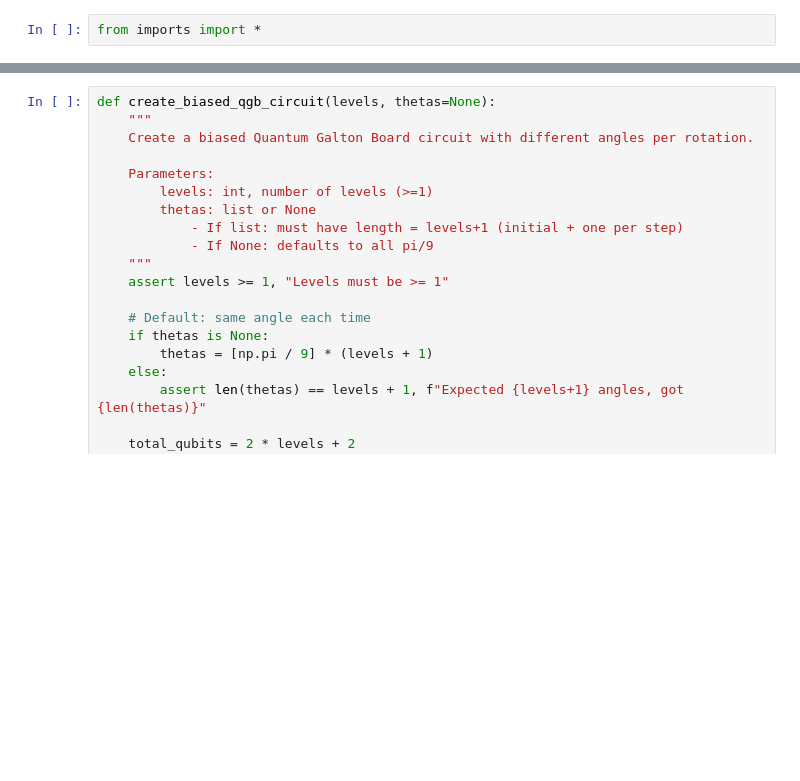
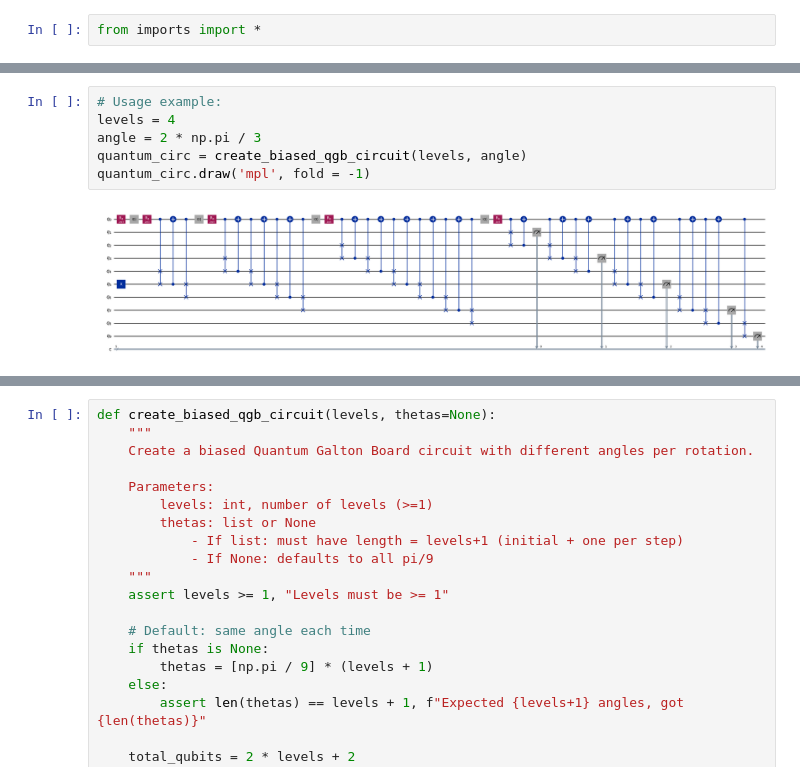
Before and after one commit to ali-tayyab/Quantum-Walks-and-Monte-Carlo, a Jupyter notebook: Deliverable_03.ipynb, the cells around one changed output, grey strips where cells are left out. Cells and saved outputs as stored; diff of their text form; blank space fills up the shorter version.

```diff
--- a/Deliverable_03.ipynb
+++ b/Deliverable_03.ipynb
@@ -261,0 +62,8 @@ KL divergence between empirical and theoretical = 2.116874 bits (log base e)
+# %%
+# Usage example:
+levels = 4
+angle = 2 * np.pi / 3
+quantum_circ = create_biased_qgb_circuit(levels, angle)
+quantum_circ.draw('mpl', fold = -1)
+# %% [output]
+[figure, added]
```
Also changed, not shown: parts of 12 cells of this notebook.
